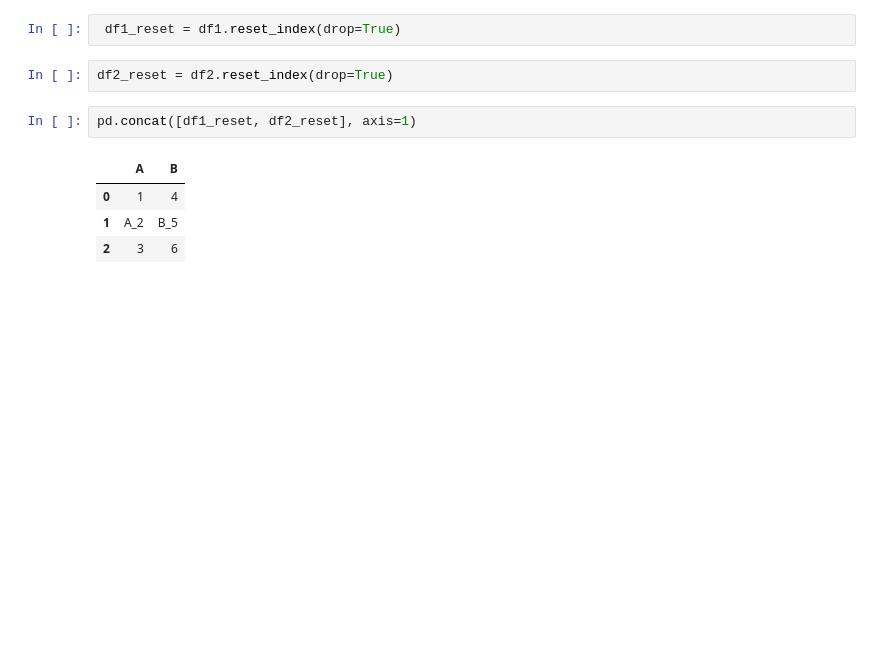
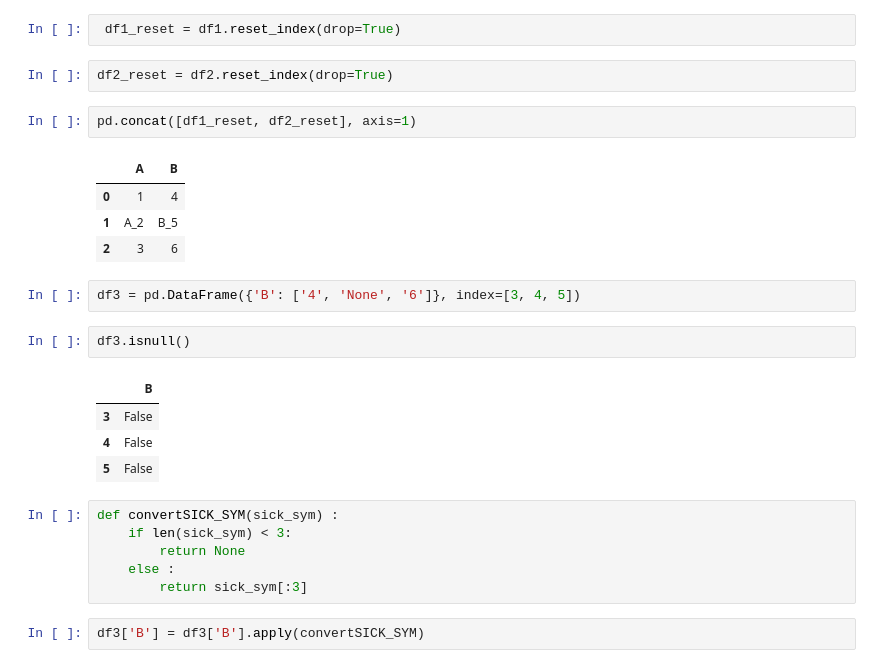
Before and after one commit to yojulab/study_AIs, a Jupyter notebook: codes/pandass.ipynb, the cells around one changed output. Saved outputs shown, nothing was run; the diff lists cells and outputs as text; blank space fills up the shorter version.

```diff
--- a/codes/pandass.ipynb
+++ b/codes/pandass.ipynb
@@ -48,3 +48,20 @@ pd.concat([df1_reset, df2_reset], axis=1)
 | 0 | 1 | 4 |
 | 1 | A_2 | B_5 |
 | 2 | 3 | 6 |
+# %%
+df3 = pd.DataFrame({'B': ['4', 'None', '6']}, index=[3, 4, 5])
+# %%
+df3.isnull()
+# %% [output]
+|  | B |
+| 3 | False |
+| 4 | False |
+| 5 | False |
+# %%
+def convertSICK_SYM(sick_sym) :
+    if len(sick_sym) < 3:
+        return None
+    else :
+        return sick_sym[:3]
+# %%
+df3['B'] = df3['B'].apply(convertSICK_SYM)
```
Also changed, not shown: parts of 2 cells of this notebook, 2 other files.
